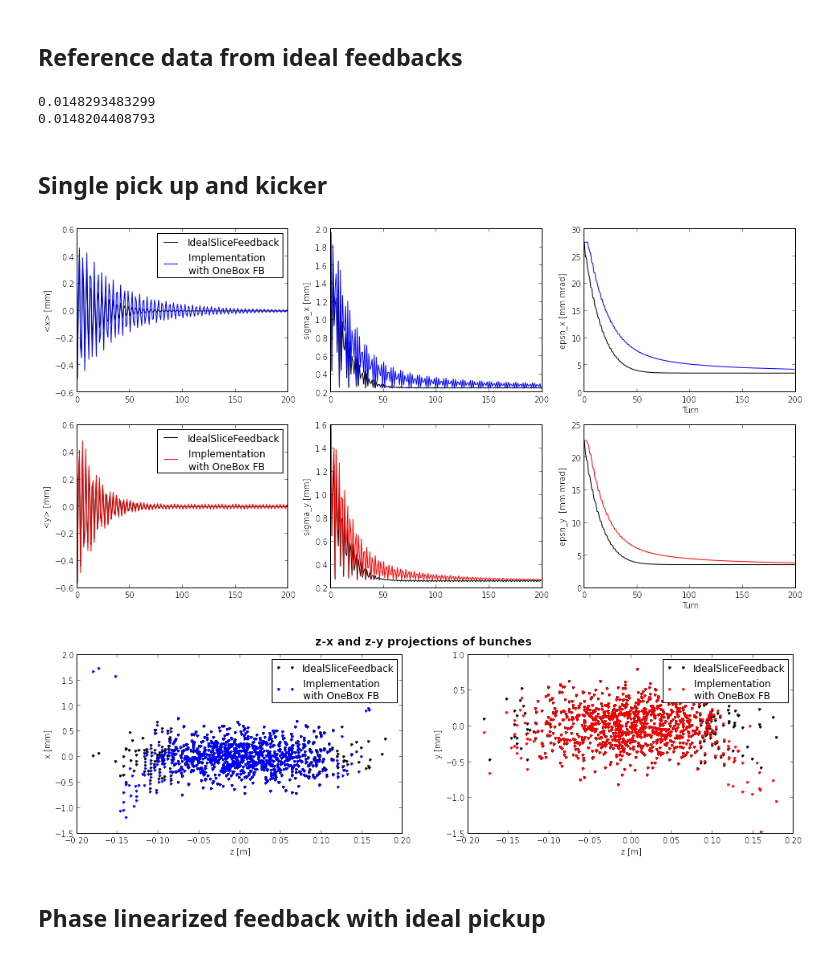
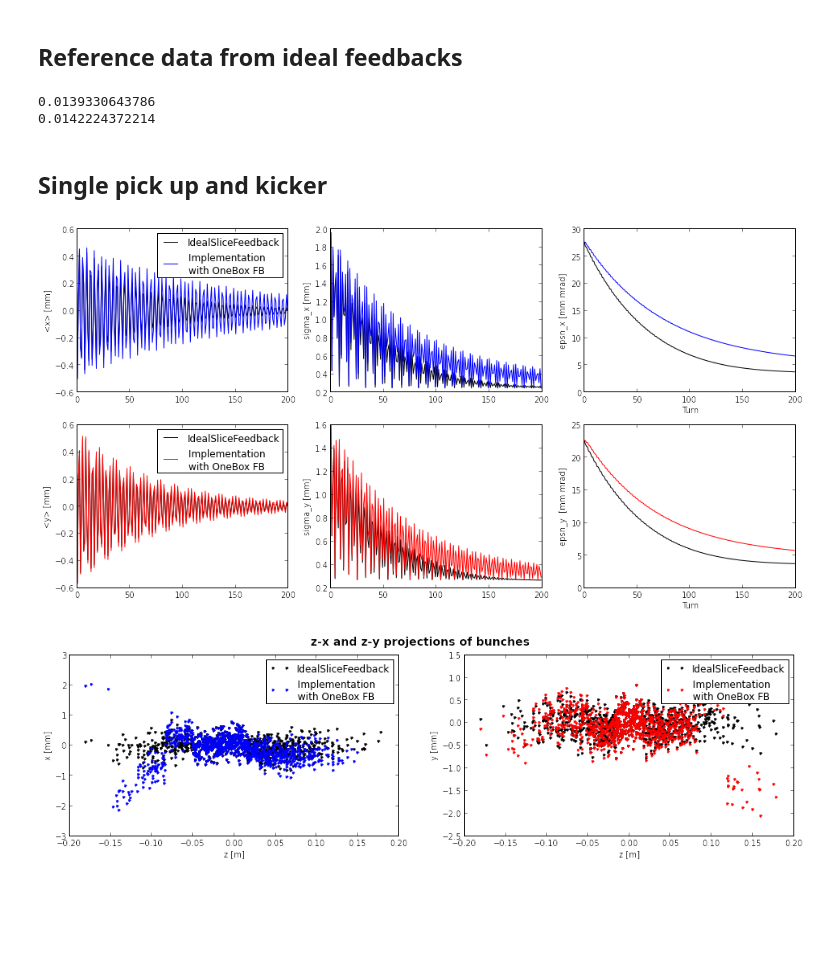
Before and after one commit to jkomppula/PyHEADTAIL_feedback, a Jupyter notebook: interactive-tests/MultiboxFeedbackTest.ipynb, the cells around one changed output. Saved outputs shown, nothing was run; the diff lists cells and outputs as text; code cells hidden in the pictures; blank space fills up the shorter version.

Commit message:
Cosine and Vector Sum registers tested. Still things to do with Hilbert Register

```diff
--- a/interactive-tests/MultiboxFeedbackTest.ipynb
+++ b/interactive-tests/MultiboxFeedbackTest.ipynb
@@ -175,7 +175,7 @@ n_turns = 200
 n_segments = 4
 n_macroparticles = 1000
 
-feedback_gain = 0.1
+feedback_gain = 0.03
 
 Q_x = 64.28
 Q_y = 59.31
@@ -260,8 +260,8 @@ print bunch_IdealSliceFB.sigma_xp()/bunch_IdealSliceFB.sigma_x()
 
 print bunch_IdealSliceFB.sigma_yp()/bunch_IdealSliceFB.sigma_y()
 # %% [output]
-0.0148293483299
-0.0148204408793
+0.0139330643786
+0.0142224372214
 # %% [markdown]
 ## Single pick up and kicker
 # %%
@@ -283,10 +283,10 @@ f_c_kicker = 1e12
 omega_x = 2.*pi*Q_x
 omega_y = 2.*pi*Q_y
 
-pickup_position_x = (1./4.)*2.*pi*Q_x
-pickup_position_y = (1./4.)*2.*pi*Q_y
-kicker_position_x = (0./4.)*2.*pi*Q_x
-kicker_position_y = (0./4.)*2.*pi*Q_y
+pickup_position_x = (0/4.)*2.*pi*Q_x
+pickup_position_y = (0/4.)*2.*pi*Q_y
+kicker_position_x = (1/4.)*2.*pi*Q_x
+kicker_position_y = (1/4.)*2.*pi*Q_y
 
 # register delay [turns]
 n_delay = 1
@@ -306,12 +306,12 @@ phase_conv_coeff_y = 0.014820440875
 pickup_pc_x = [
     ChargeWeighter(),
     LowpassFilter(f_c_pickup),
-    CosineSumRegister(n_delay,n_avg,omega_x,pickup_position_x,n_slices)
+    CosineSumRegister(n_delay,n_avg,omega_x,pickup_position_x,n_slices, in_processor_chain=False)
     ]
 pickup_pc_y = [
     ChargeWeighter(),
     LowpassFilter(f_c_pickup),
-    CosineSumRegister(n_delay,n_avg,omega_y,pickup_position_y,n_slices)
+    CosineSumRegister(n_delay,n_avg,omega_y,pickup_position_y,n_slices, in_processor_chain=False)
     ]
 
 pickup = PickUp(slicer,pickup_pc_x,pickup_pc_y)
@@ -322,35 +322,33 @@ kicker_pc_x = [
     PhaseLinearizedLowpass(f_c_kicker)
     ]
 
 kicker_pc_y = [
     FermiDiracInverseWeighter(bunch_length,bunch_decay_length,maximum_weight),
     PhaseLinearizedLowpass(f_c_kicker)
     ]
 
 mixer_x = Averager(phase_conv_coeff_x)
 mixer_y = Averager(phase_conv_coeff_y)
 
 register_list_x = [pickup_pc_x[2]]
 register_list_y = [pickup_pc_y[2]]
 
 kicker = Kicker(
     kicker_position_x,kicker_position_y,
     feedback_gain,
     slicer,
     register_list_x,register_list_y,
     kicker_pc_x,kicker_pc_y,
     mixer_x,mixer_y)
 
 
-total_map_FB =  [kicker] + [trans_map[0]] + [pickup] + [trans_map[1]] + [trans_map[2]] + [trans_map[3]] + [long_map]
+total_map_FB =  [pickup] + [trans_map[0]] + [kicker] + [trans_map[1]] + [trans_map[2]] + [trans_map[3]] + [long_map]
 
 
 track(n_turns, bunch_FB,total_map_FB,tracker_FB)
 
 compare_traces(tracker_IdealSliceFB,tracker_FB, 'IdealSliceFeedback', 'Implementation \nwith OneBox FB')
 compare_projections( bunch_IdealSliceFB, bunch_FB, 'IdealSliceFeedback', 'Implementation \nwith OneBox FB')
 # %% [output]
-[figure, old version]
+[figure, new version]
-[figure, old version]
+[figure, new version]
-# %% [markdown]
-## Phase linearized feedback with ideal pickup
```
Also changed, not shown: parts of 5 cells of this notebook, 5 other files.
